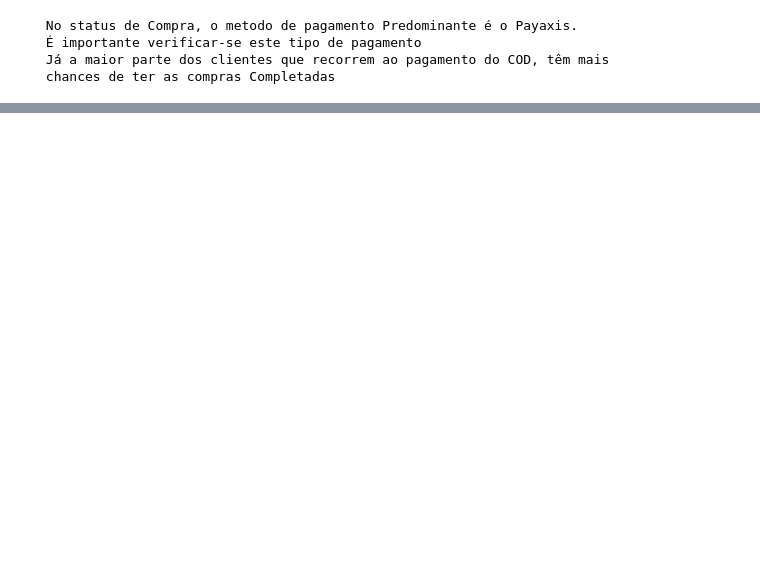
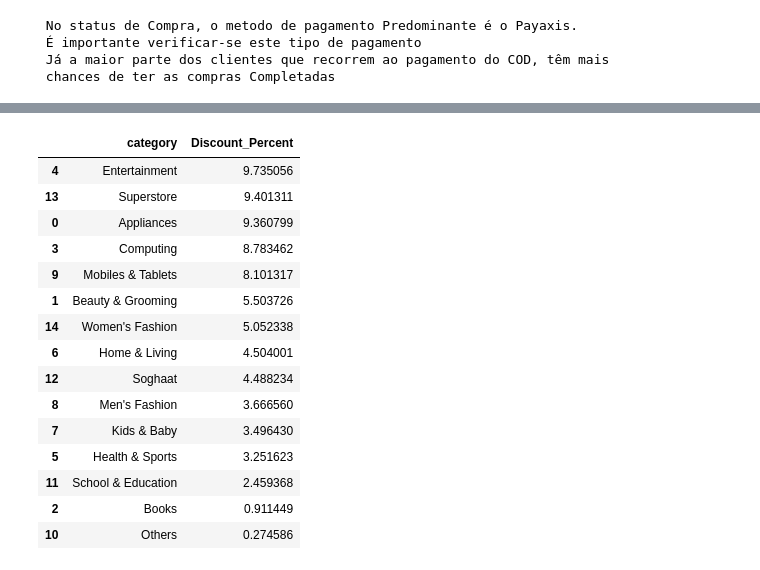
Before and after one commit to Gcango/Analise_Exploratorio_dos_Dados_da_TopSeles, a Jupyter notebook: Analise_Exploratoria_TopSeles.ipynb, the cells around one changed output, grey strips where cells are left out. Saved outputs shown, nothing was run; the diff lists cells and outputs as text; code cells hidden in the pictures; blank space fills up the shorter version.

```diff
--- a/Analise_Exploratoria_TopSeles.ipynb
+++ b/Analise_Exploratoria_TopSeles.ipynb
@@ -517,0 +569,20 @@ print(f" Já a maior parte dos clientes que recorrem ao pagamento do COD, têm m
+# %%
+disc_graf = dados.groupby('category')['Discount_Percent'].mean().reset_index().sort_values(by='Discount_Percent', ascending=False)
+disc_graf
+# %% [output]
+|  | category | Discount_Percent |
+| 4 | Entertainment | 9.735056 |
+| 13 | Superstore | 9.401311 |
+| 0 | Appliances | 9.360799 |
+| 3 | Computing | 8.783462 |
+| 9 | Mobiles & Tablets | 8.101317 |
+| 1 | Beauty & Grooming | 5.503726 |
+| 14 | Women's Fashion | 5.052338 |
+| 6 | Home & Living | 4.504001 |
+| 12 | Soghaat | 4.488234 |
+| 8 | Men's Fashion | 3.666560 |
+| 7 | Kids & Baby | 3.496430 |
+| 5 | Health & Sports | 3.251623 |
+| 11 | School & Education | 2.459368 |
+| 2 | Books | 0.911449 |
+| 10 | Others | 0.274586 |
```
Also changed, not shown: parts of 49 cells of this notebook.
